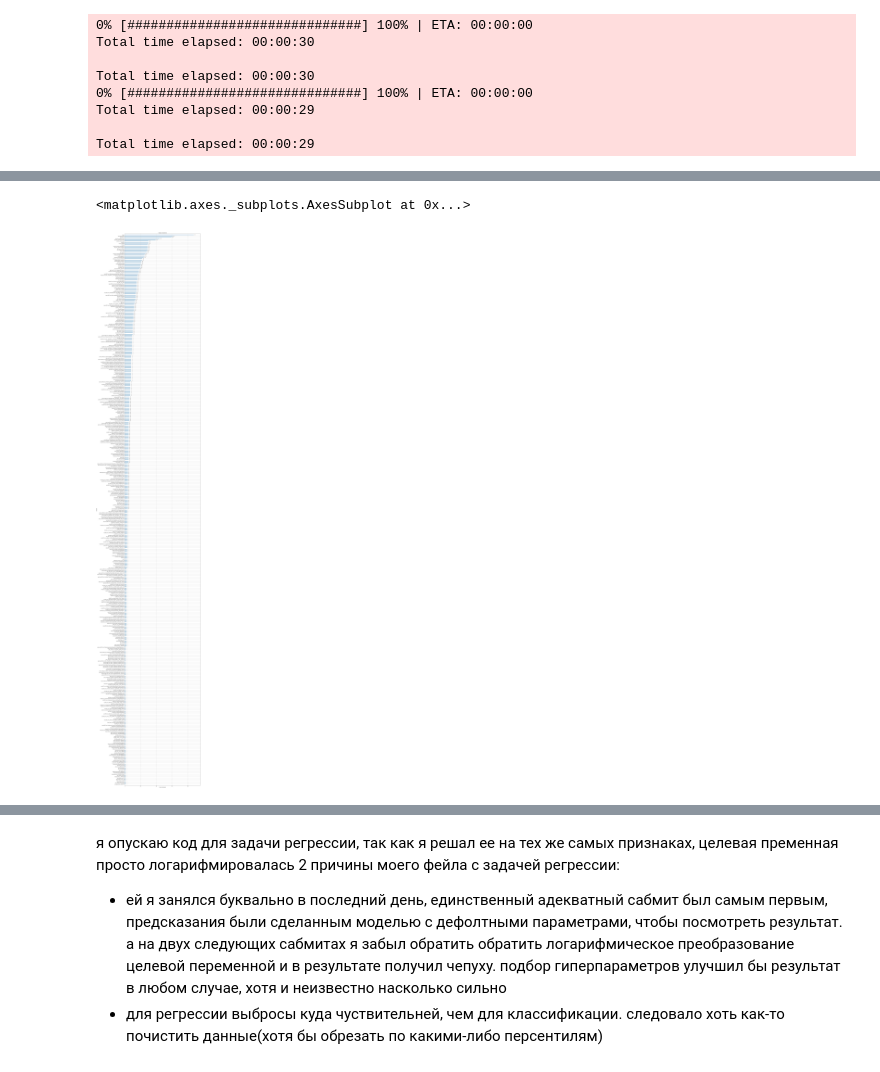
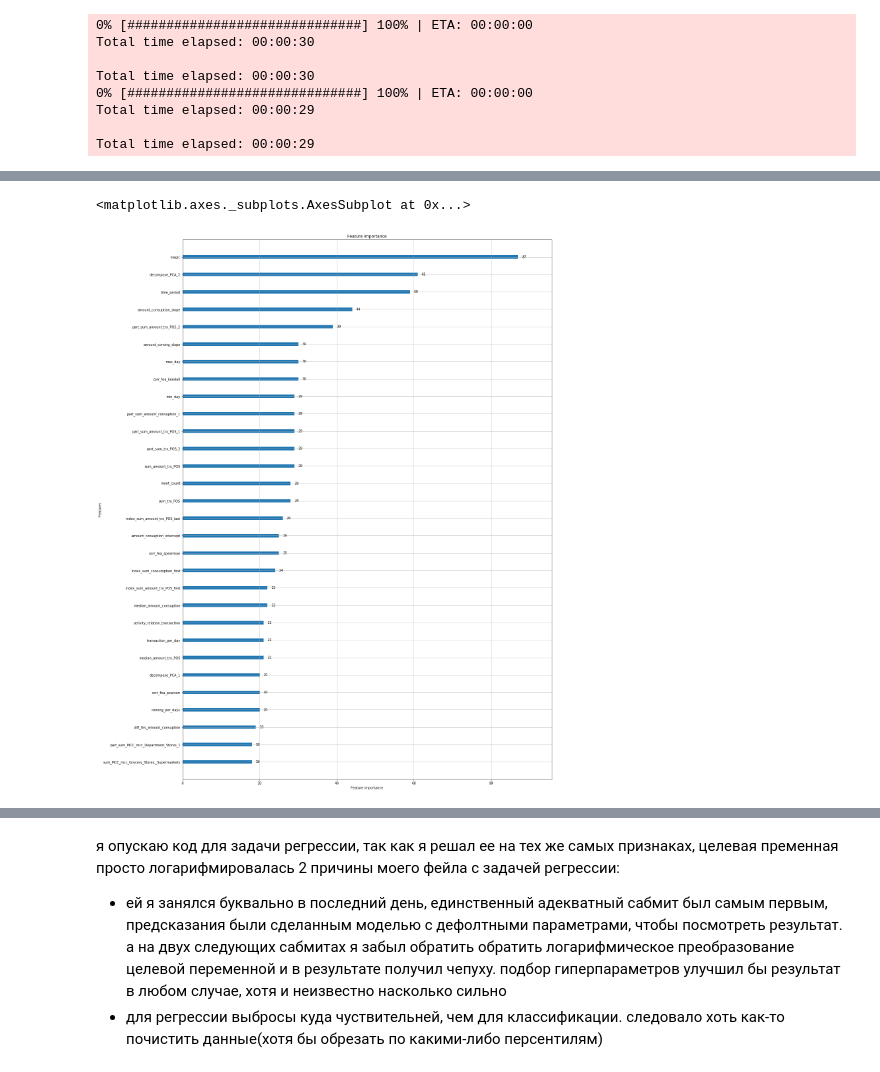
Before and after one commit to antongurtovoy/Rosbank-ML-Competition, a Jupyter notebook: rosbank_kernel.ipynb, the cells around one changed output, grey strips where cells are left out. Drawn from its saved outputs; the diff is of its cells as text; code cells hidden in the pictures.

```diff
--- a/rosbank_kernel.ipynb
+++ b/rosbank_kernel.ipynb
@@ -532,6 +531,6 @@ validate_set,validate_target = df_features.loc[validate_index], target.loc[valid
 
 model_lg = lightgbm.LGBMClassifier(learning_rate=0.04,num_leaves=26,
                                    n_estimators=110,subsample=0.7,colsample_bytree=0.6)
-model_lg.fit(train_set,train_target,eval_set=[(validate_set,validate_target)],
+_ = model_lg.fit(train_set,train_target,eval_set=[(validate_set,validate_target)],verbose = 10,
           eval_metric='auc')
 # %% [output]
@@ -561,8 +548,8 @@ LGBMClassifier(boosting_type='gbdt', class_weight=None, colsample_bytree=0.6,
 # %%
-lightgbm.plot_importance(model_lg,figsize=(20,150))
+lightgbm.plot_importance(model_lg,figsize=(20,30),max_num_features=30)
 # %% [output]
 <matplotlib.axes._subplots.AxesSubplot at 0x...>
-[figure, old version]
+[figure, new version]
 # %%
 df_features.loc[:,'target_flag'] = groups['target_flag'].last()
 # %%
```
Also changed, not shown: parts of 7 cells of this notebook.
